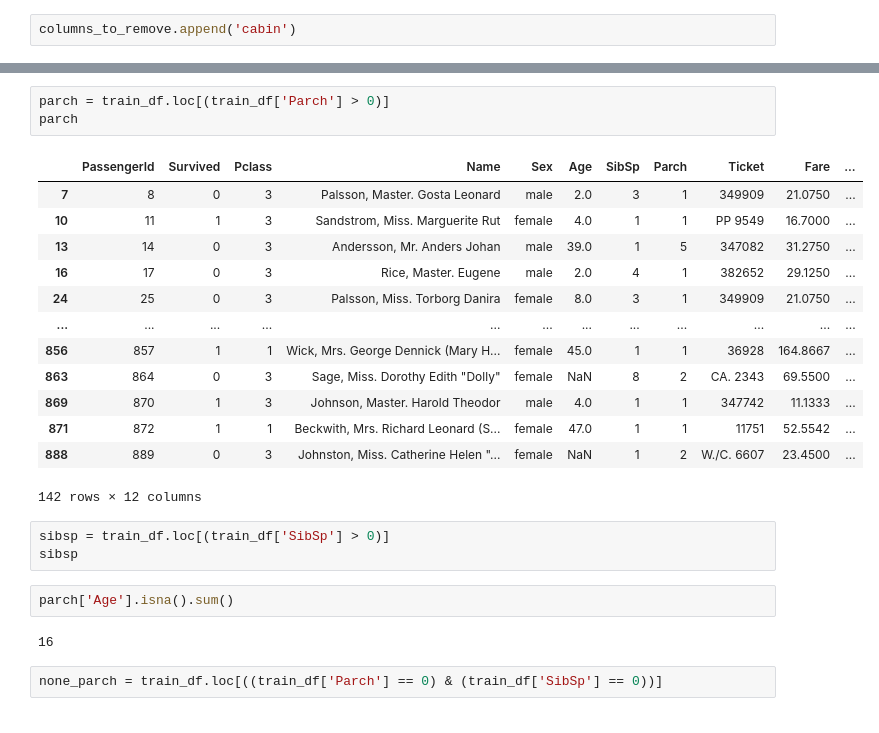
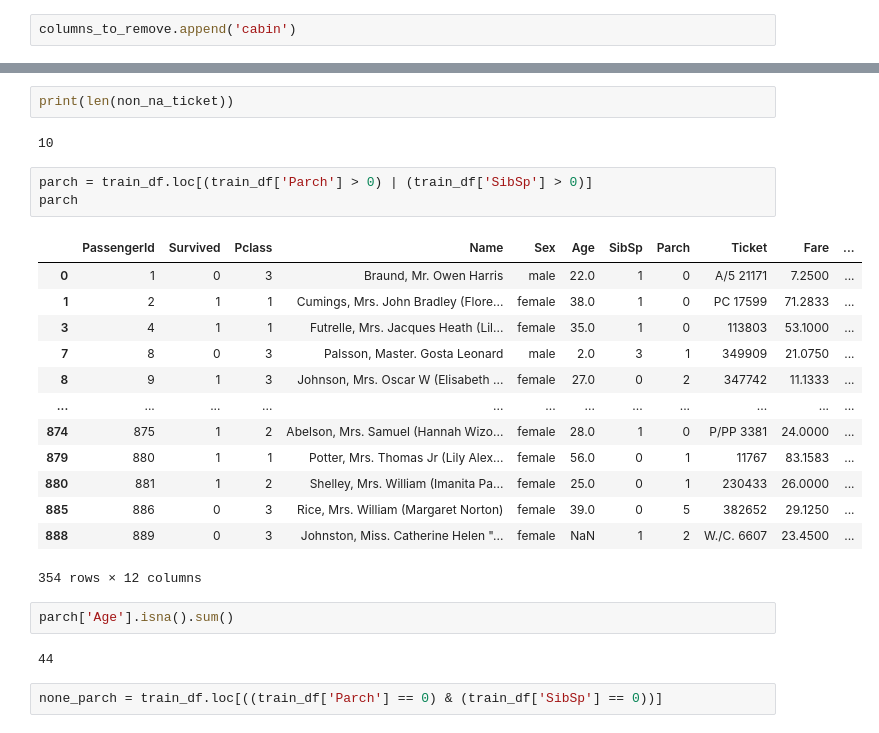
Before and after one commit to Mark-Barbaric/Kaggle, a Jupyter notebook: titanic/notebook.ipynb, the cells around one changed output, grey strips where cells are left out. Cells and saved outputs as stored; diff of their text form.

```diff
--- a/titanic/notebook.ipynb
+++ b/titanic/notebook.ipynb
@@ -81,27 +165,28 @@ Will investigate the values of parch and sibsp to see if any trends can be deter
+# %%
+print(len(non_na_ticket))
+# %% [output]
+10
 # %%
-parch = train_df.loc[(train_df['Parch'] > 0)]
+parch = train_df.loc[(train_df['Parch'] > 0) | (train_df['SibSp'] > 0)]
 parch
 # %% [output]
 |  | PassengerId | Survived | Pclass | Name | Sex | Age | SibSp | Parch | Ticket | Fare | ... |
+| 0 | 1 | 0 | 3 | Braund, Mr. Owen Harris | male | 22.0 | 1 | 0 | A/5 21171 | 7.2500 | ... |
+| 1 | 2 | 1 | 1 | Cumings, Mrs. John Bradley (Flore... | female | 38.0 | 1 | 0 | PC 17599 | 71.2833 | ... |
+| 3 | 4 | 1 | 1 | Futrelle, Mrs. Jacques Heath (Lil... | female | 35.0 | 1 | 0 | 113803 | 53.1000 | ... |
 | 7 | 8 | 0 | 3 | Palsson, Master. Gosta Leonard | male | 2.0 | 3 | 1 | 349909 | 21.0750 | ... |
-| 10 | 11 | 1 | 3 | Sandstrom, Miss. Marguerite Rut | female | 4.0 | 1 | 1 | PP 9549 | 16.7000 | ... |
-| 13 | 14 | 0 | 3 | Andersson, Mr. Anders Johan | male | 39.0 | 1 | 5 | 347082 | 31.2750 | ... |
-| 16 | 17 | 0 | 3 | Rice, Master. Eugene | male | 2.0 | 4 | 1 | 382652 | 29.1250 | ... |
-| 24 | 25 | 0 | 3 | Palsson, Miss. Torborg Danira | female | 8.0 | 3 | 1 | 349909 | 21.0750 | ... |
+| 8 | 9 | 1 | 3 | Johnson, Mrs. Oscar W (Elisabeth ... | female | 27.0 | 0 | 2 | 347742 | 11.1333 | ... |
 | ... | ... | ... | ... | ... | ... | ... | ... | ... | ... | ... | ... |
-| 856 | 857 | 1 | 1 | Wick, Mrs. George Dennick (Mary H... | female | 45.0 | 1 | 1 | 36928 | 164.8667 | ... |
-| 863 | 864 | 0 | 3 | Sage, Miss. Dorothy Edith "Dolly" | female | NaN | 8 | 2 | CA. 2343 | 69.5500 | ... |
-| 869 | 870 | 1 | 3 | Johnson, Master. Harold Theodor | male | 4.0 | 1 | 1 | 347742 | 11.1333 | ... |
-| 871 | 872 | 1 | 1 | Beckwith, Mrs. Richard Leonard (S... | female | 47.0 | 1 | 1 | 11751 | 52.5542 | ... |
+| 874 | 875 | 1 | 2 | Abelson, Mrs. Samuel (Hannah Wizo... | female | 28.0 | 1 | 0 | P/PP 3381 | 24.0000 | ... |
+| 879 | 880 | 1 | 1 | Potter, Mrs. Thomas Jr (Lily Alex... | female | 56.0 | 0 | 1 | 11767 | 83.1583 | ... |
+| 880 | 881 | 1 | 2 | Shelley, Mrs. William (Imanita Pa... | female | 25.0 | 0 | 1 | 230433 | 26.0000 | ... |
+| 885 | 886 | 0 | 3 | Rice, Mrs. William (Margaret Norton) | female | 39.0 | 0 | 5 | 382652 | 29.1250 | ... |
 | 888 | 889 | 0 | 3 | Johnston, Miss. Catherine Helen "... | female | NaN | 1 | 2 | W./C. 6607 | 23.4500 | ... |
-142 rows × 12 columns
+354 rows × 12 columns
-# %%
-sibsp = train_df.loc[(train_df['SibSp'] > 0)]
-sibsp
 # %%
 parch['Age'].isna().sum()
 # %% [output]
-16
+44
 # %%
 none_parch = train_df.loc[((train_df['Parch'] == 0) & (train_df['SibSp'] == 0))]
 # %%
```
Also changed, not shown: parts of 9 cells of this notebook.
